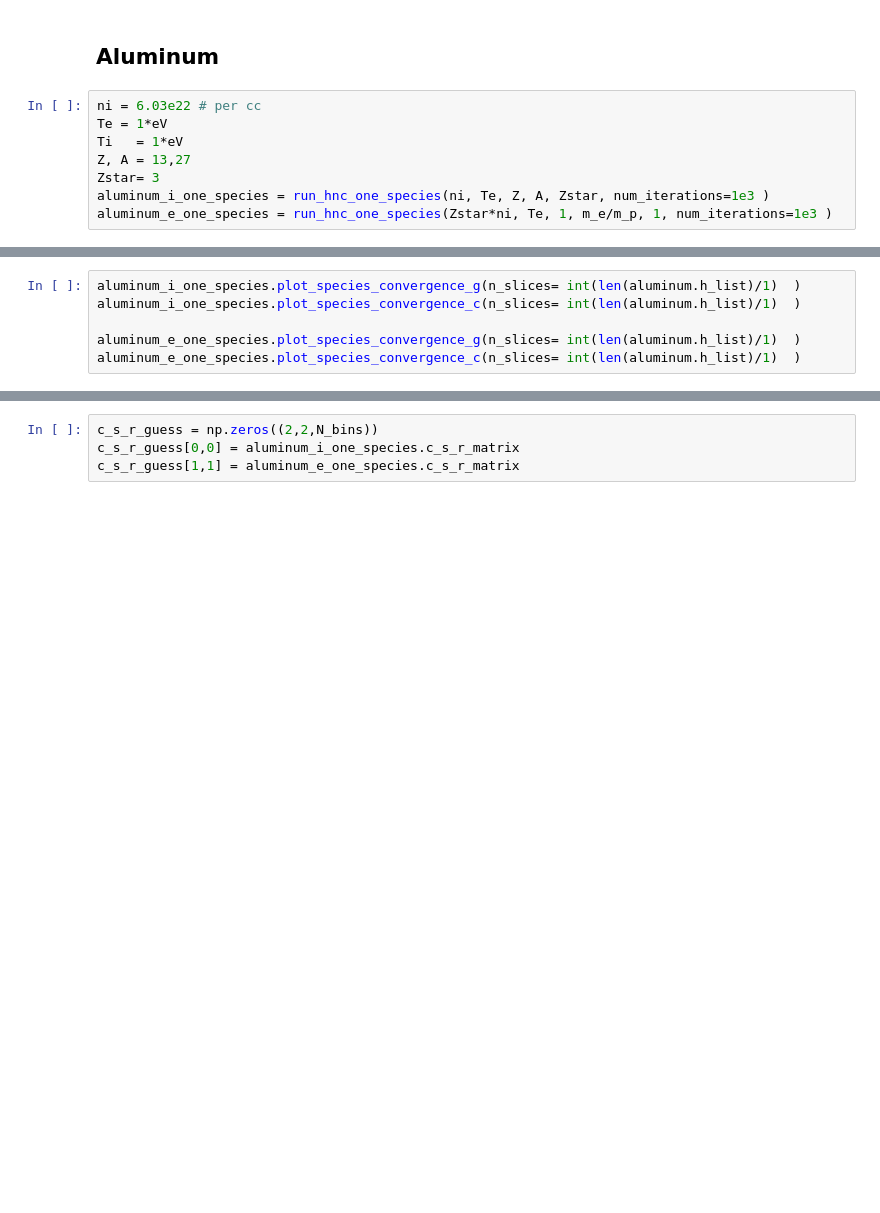
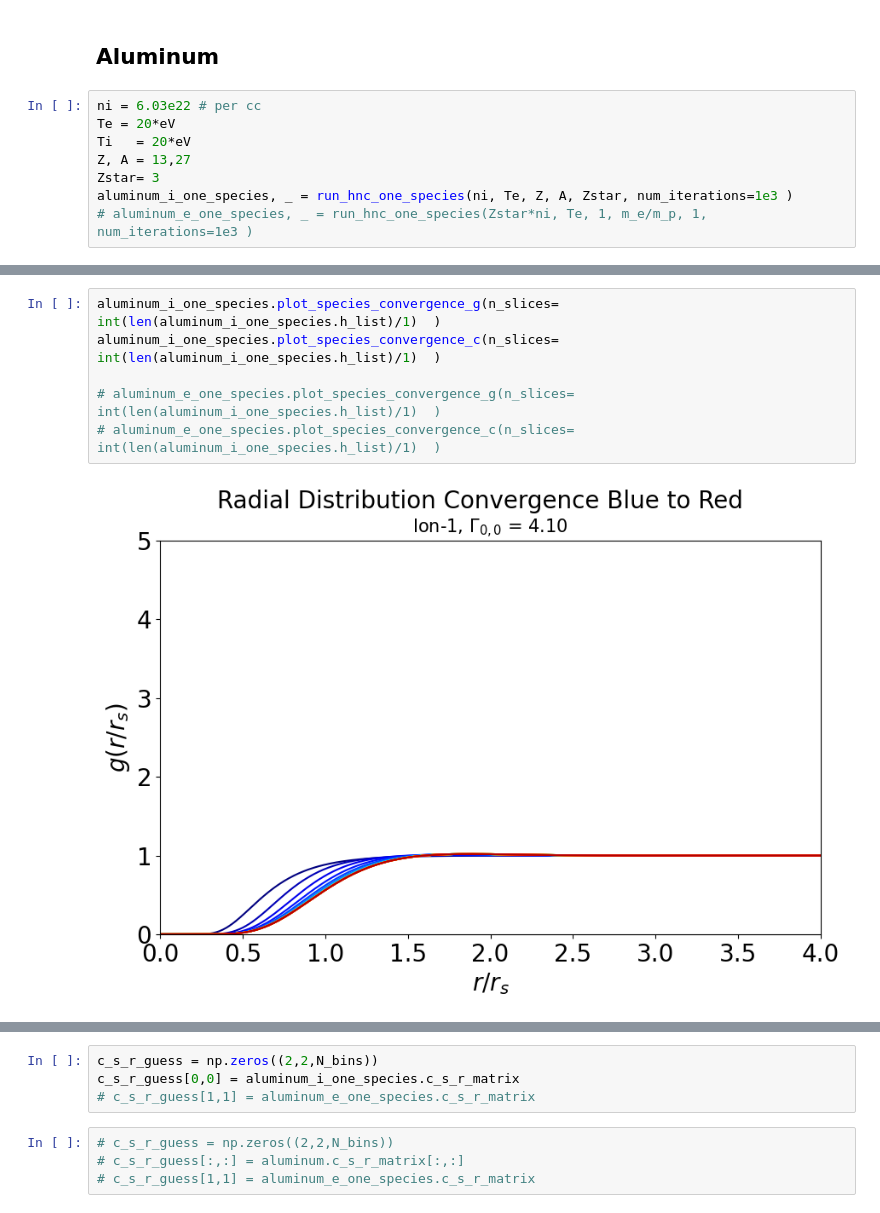
Before and after one commit to ZachAJohnson/hnc, a Jupyter notebook: QSP_HNC_TCCW_custom_screen.ipynb, the cells around one changed output, grey strips where cells are left out. Drawn from its saved outputs; the diff is of its cells as text; blank space fills up the shorter version.

```diff
--- a/QSP_HNC_TCCW_custom_screen.ipynb
+++ b/QSP_HNC_TCCW_custom_screen.ipynb
@@ -269,9 +281,9 @@ ax.legend()
 ## Aluminum
 # %%
 ni = 6.03e22 # per cc
-Te = 1*eV
-Ti   = 1*eV
+Te = 20*eV
+Ti   = 20*eV
 Z, A = 13,27
 Zstar= 3
-aluminum_i_one_species = run_hnc_one_species(ni, Te, Z, A, Zstar, num_iterations=1e3 )
-aluminum_e_one_species = run_hnc_one_species(Zstar*ni, Te, 1, m_e/m_p, 1, num_iterations=1e3 )
+aluminum_i_one_species, _ = run_hnc_one_species(ni, Te, Z, A, Zstar, num_iterations=1e3 )
+# aluminum_e_one_species, _ = run_hnc_one_species(Zstar*ni, Te, 1, m_e/m_p, 1, num_iterations=1e3 )
@@ -278,6 +308,8 @@ aluminum_e_one_species = run_hnc_one_species(Zstar*ni, Te, 1, m_e/m_p, 1, num_it
 # %%
-aluminum_i_one_species.plot_species_convergence_g(n_slices= int(len(aluminum.h_list)/1)  )
-aluminum_i_one_species.plot_species_convergence_c(n_slices= int(len(aluminum.h_list)/1)  )
+aluminum_i_one_species.plot_species_convergence_g(n_slices= int(len(aluminum_i_one_species.h_list)/1)  )
+aluminum_i_one_species.plot_species_convergence_c(n_slices= int(len(aluminum_i_one_species.h_list)/1)  )
 
-aluminum_e_one_species.plot_species_convergence_g(n_slices= int(len(aluminum.h_list)/1)  )
-aluminum_e_one_species.plot_species_convergence_c(n_slices= int(len(aluminum.h_list)/1)  )
+# aluminum_e_one_species.plot_species_convergence_g(n_slices= int(len(aluminum_i_one_species.h_list)/1)  )
+# aluminum_e_one_species.plot_species_convergence_c(n_slices= int(len(aluminum_i_one_species.h_list)/1)  )
+# %% [output]
+[figure, added]
@@ -284,5 +317,9 @@ aluminum_e_one_species.plot_species_convergence_c(n_slices= int(len(aluminum.h_l
 # %%
 c_s_r_guess = np.zeros((2,2,N_bins))
 c_s_r_guess[0,0] = aluminum_i_one_species.c_s_r_matrix
-c_s_r_guess[1,1] = aluminum_e_one_species.c_s_r_matrix
+# c_s_r_guess[1,1] = aluminum_e_one_species.c_s_r_matrix
+# %%
+# c_s_r_guess = np.zeros((2,2,N_bins))
+# c_s_r_guess[:,:] = aluminum.c_s_r_matrix[:,:]
+# c_s_r_guess[1,1] = aluminum_e_one_species.c_s_r_matrix
 # %%
```
Also changed, not shown: parts of 35 cells of this notebook, 6 other files.
